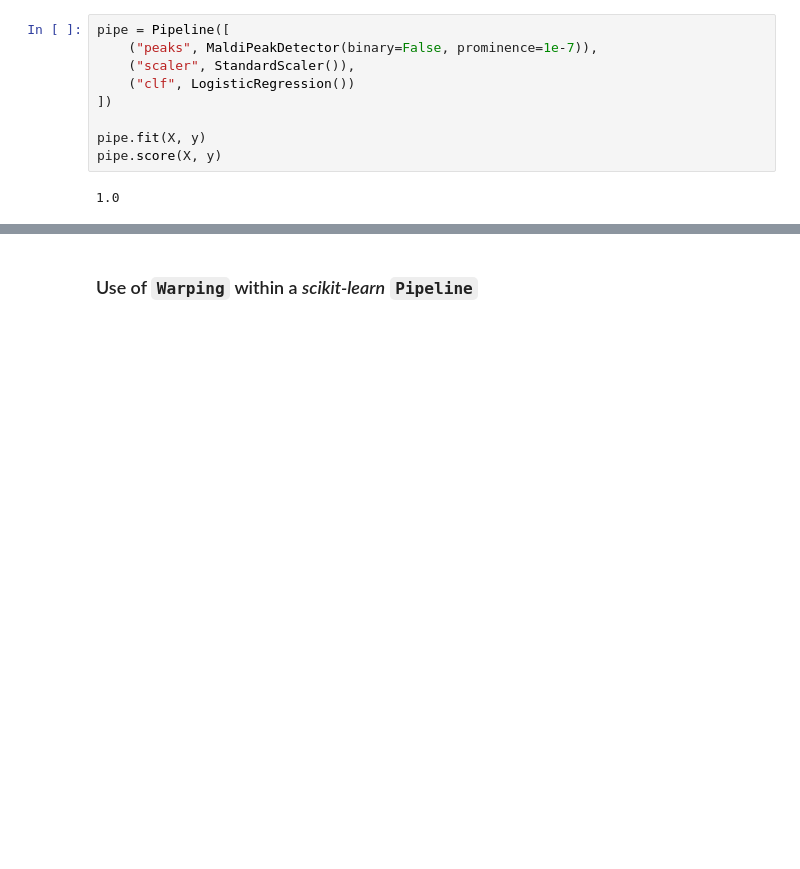
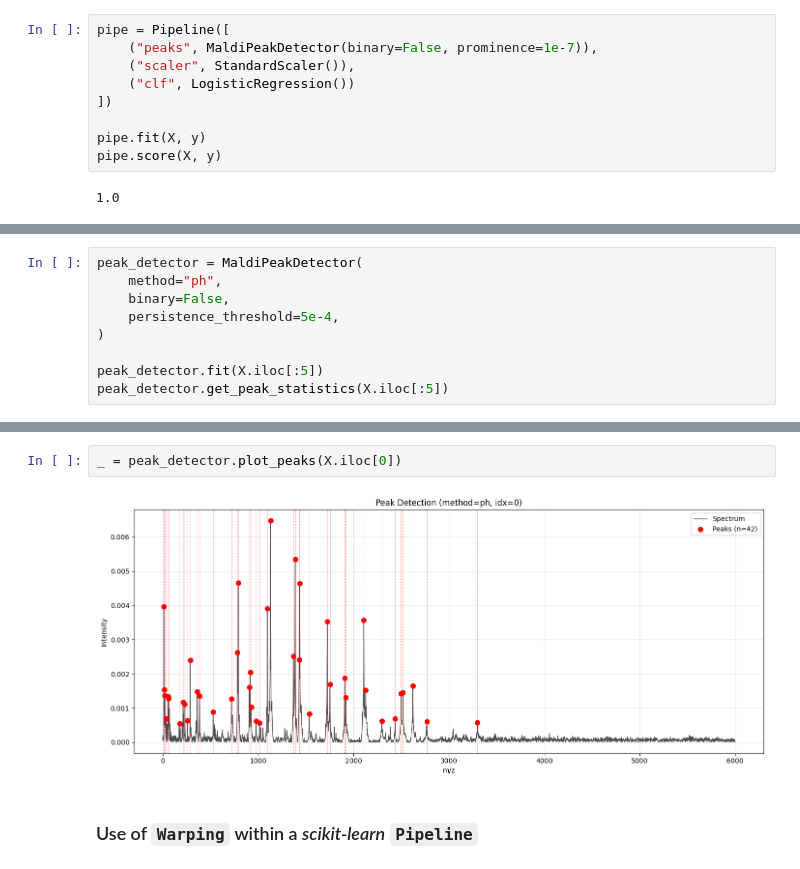
Before and after one commit to EttoreRocchi/MaldiAMRKit, a Jupyter notebook: docs/quick_guide.ipynb, the cells around one changed output, grey strips where cells are left out. Saved outputs shown, nothing was run; the diff lists cells and outputs as text; blank space fills up the shorter version.

```diff
--- a/docs/quick_guide.ipynb
+++ b/docs/quick_guide.ipynb
@@ -137,0 +146,9 @@ pipe.score(X, y)
+# %%
+peak_detector = MaldiPeakDetector(
+    method="ph",
+    binary=False,
+    persistence_threshold=5e-4,
+)
+
+peak_detector.fit(X.iloc[:5])
+peak_detector.get_peak_statistics(X.iloc[:5])
@@ -138,3 +162,7 @@ pipe.score(X, y)
+# %%
+_ = peak_detector.plot_peaks(X.iloc[0])
+# %% [output]
+[figure, added]
 # %% [markdown]
 ### Use of `Warping` within a *scikit-learn* `Pipeline`
 # %% [markdown]
```
Also changed, not shown: parts of 4 cells of this notebook.
